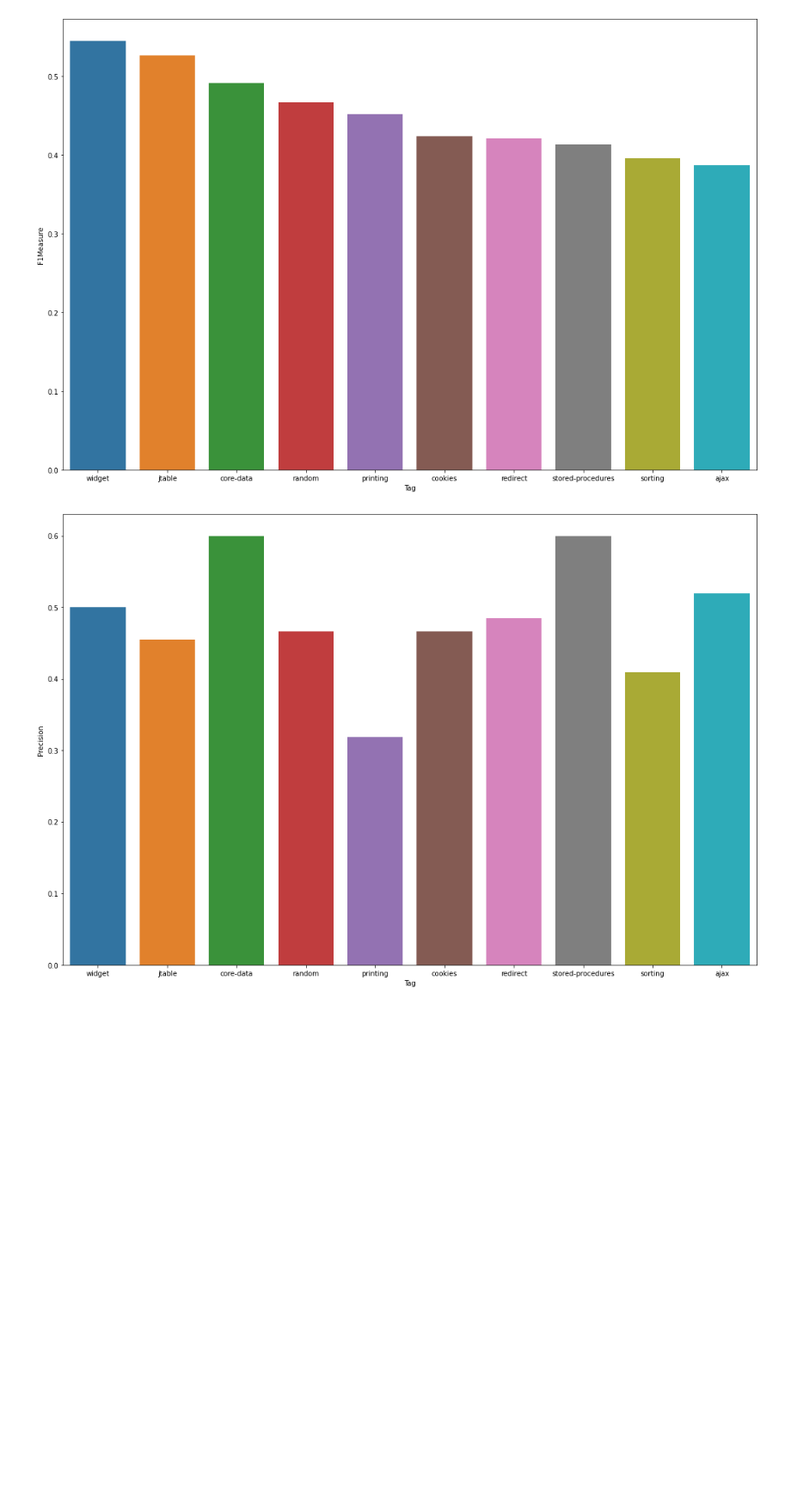
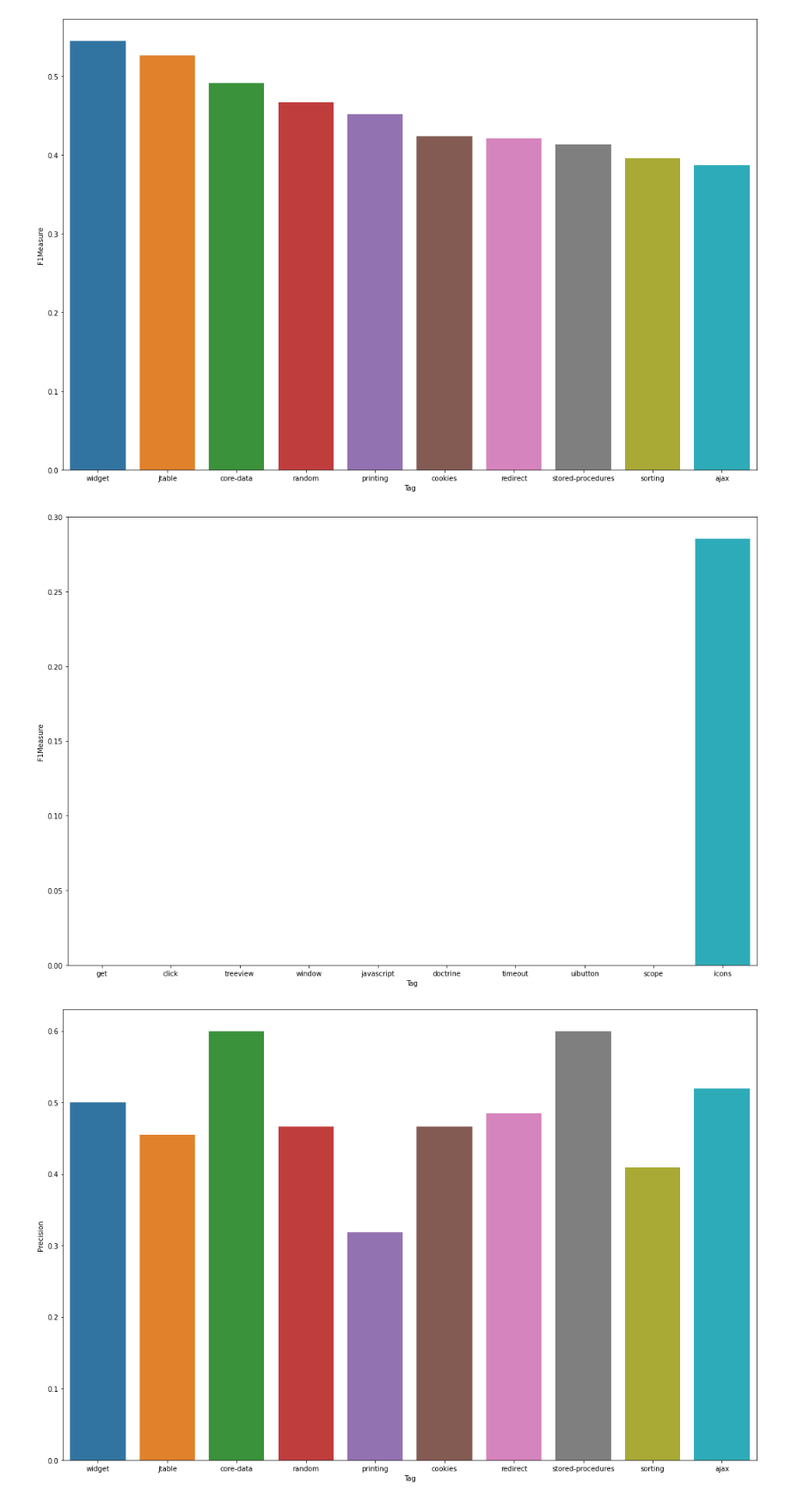
Before and after one commit to mklasby/ENSF_612_Project, a Jupyter notebook: Results/Tag_3/Machine Learning Training and Predictions-Copy2.ipynb, the cells around one changed output. Shown: that part at 86% size. Saved outputs shown, nothing was run; the diff lists cells and outputs as text; code cells hidden in the pictures; blank space fills up the shorter version.

```diff
--- a/Results/Tag_3/Machine Learning Training and Predictions-Copy2.ipynb
+++ b/Results/Tag_3/Machine Learning Training and Predictions-Copy2.ipynb
@@ -615,6 +615,8 @@ top_df.write.parquet("top_df_train_3")
 # %%
 top_df = spark.read.parquet("top_df_train_3")
 top_df = top_df.repartition(8)
+train_df = spark.read.parquet("train_df_train_3")
+train_df = train_df.repartition(8)
 # %%
 from pyspark.ml.feature import IndexToString
 from pyspark.sql import functions as F
@@ -644,24 +646,19 @@ only showing top 20 rows
 # %%
 from pyspark.mllib.evaluation import MulticlassMetrics
 import pandas as pd
-
-
+from pyspark.sql.functions import desc, col
 def get_label_metrics(results_df, ground_truth_col='tag_idx', prediction_col='prediction'):
     """Get pandas dataframe of top 10 tags with metrics from top_df
-
     Params:
         results_df (pyspark DataFrame): top_df to get metrics of
-
     Returns:
         (pd.DataFrame): pandas dataframe in form of {column: [row_data]} for plotting
     """
     labels_and_predictions = results_df.select([ground_truth_col, prediction_col])
     # Instantiate metrics object
     metrics = MulticlassMetrics(labels_and_predictions.rdd)
-
     #get dict of labels to plot
     label_metrics = {}
-
     # Statistics by class
     labels = df.rdd.map(lambda lp: lp.tag_idx).distinct().collect()
     # print(labels)
@@ -675,34 +672,32 @@ def get_label_metrics(results_df, ground_truth_col='tag_idx', prediction_col='pr
             label_metrics[label] = prec_recall_fMeasure
         except:
             label_metrics[label] = (0,0,0)
-
     # get tags in string form:
     tags = results_df.select(['tag', 'tag_idx']).distinct().collect()
     tag_pairs = {x['tag_idx']: x['tag'] for x in tags}
-
     # Convert tag classes into strings
     tag_metrics = {}
     for tag_index in tag_pairs:
         tag_metrics[tag_pairs[tag_index]] = label_metrics[tag_index]
-
     # Top 10 tags
-    top_10_tags = sorted(tag_metrics, key=lambda x: tag_metrics[x][0], reverse=True)[:10]
-
+    top_10_tags = sorted(tag_metrics, key=lambda x: tag_metrics[x][0], reverse=True)
+    # Get overall tag counts from input DF
+    tag_counts = train_df.select('tag').groupby('tag').count().sort(desc('count')).collect()
+    tag_counts = {x['tag']: x['count'] for x in tag_counts}
     # Get ready for plotting
     plot_dict = {}
     tag_list = []
     f1_list = []
     precision_list = []
     recall_list = []
-
+    tag_count_list = []
     for tag in top_10_tags:
         tag_list.append(tag)
         f1_list.append(tag_metrics[tag][0])
         precision_list.append(tag_metrics[tag][1])
         recall_list.append(tag_metrics[tag][2])
-
-    plot_df = pd.DataFrame({"Tag": tag_list, "F1Measure": f1_list, "Precision":precision_list, "Recall":recall_list})
-
+        tag_count_list.append(tag_counts[tag])
+    plot_df = pd.DataFrame({"Tag": tag_list, "F1Measure": f1_list, "Precision":precision_list, "Recall":recall_list, "Count":tag_count_list})
     return plot_df
 # %%
 plot_df = get_label_metrics(top_df)
@@ -721,0 +720,3 @@ print(plot_df)
+# %%
+bottom_10 = plot_df.sort_values("Count").head(10)
+print(bottom_10)
@@ -728,5 +743,14 @@ fig.show()
 # %% [output]
 [figure]
+# %%
+import matplotlib.pyplot as plt
+import seaborn as sns
+fig, ax = plt.subplots(nrows=1, ncols=1, figsize=[18,12])
+sns.barplot(x="Tag", y="F1Measure", data=bottom_10, ax=ax)
+fig.show()
+plt.savefig("Tag3_bottom10_f1_train")
+# %% [output]
+[figure, added]
 # %%
 import matplotlib.pyplot as plt
 import seaborn as sns
```
Also changed, not shown: parts of 9 cells of this notebook, 3 other files.
